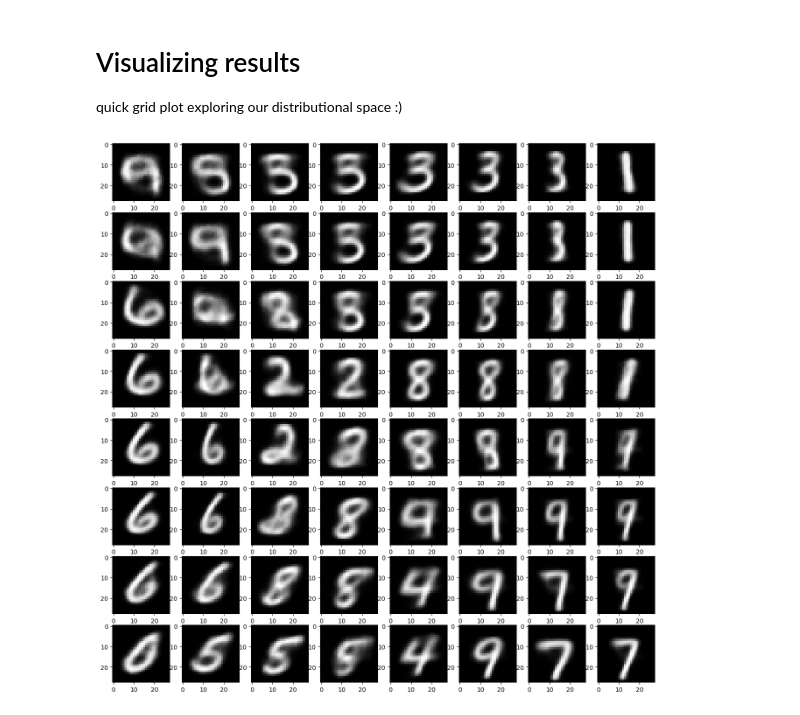
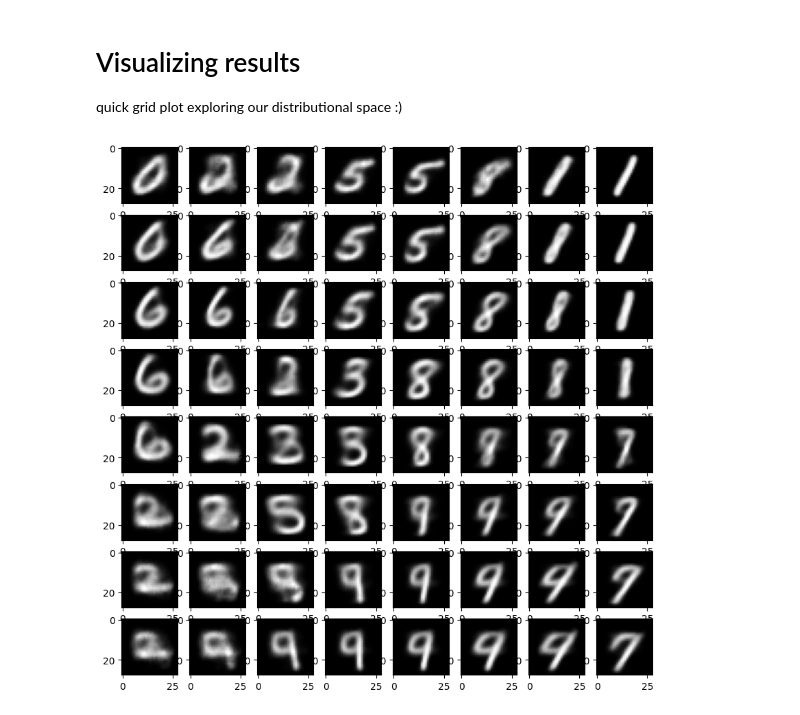
Before and after one commit to nnethercott/proteovae, a Jupyter notebook: examples/notebooks/mnist_proteovae.ipynb, the cells around one changed output. Drawn from its saved outputs; the diff is of its cells as text; code cells hidden in the pictures.

```diff
--- a/examples/notebooks/mnist_proteovae.ipynb
+++ b/examples/notebooks/mnist_proteovae.ipynb
@@ -47,7 +47,8 @@ torch.Size([64, 784])
 config = BaseConfig(
     input_dim = 784,
     latent_dim= 2,
-    device = "cuda" if torch.cuda.is_available() else "cpu"
+    device = "cuda" if torch.cuda.is_available() else "cpu",
+    recon_loss = lambda x, y: nn.functional.binary_cross_entropy(y, x)*(28*28)
 )
 
 #models.base Encoder
@@ -116,20 +119,20 @@ quick grid plot exploring our distributional space :)
 # %%
 import matplotlib.pyplot as plt
 
 x_grid = torch.linspace(-1, 1, 8)
 y_grid = torch.linspace(-1, 1, 8)
 
-fig, axs = plt.subplots(8,8, figsize=(16,16))
+fig, axs = plt.subplots(8,8, figsize=(10,10))
 
 model.eval()
 
 with torch.no_grad():
     for i, x in enumerate(x_grid):
         for j, y in enumerate(y_grid):
             z = torch.tensor([x,y], device = config.device).unsqueeze(0)
 
             img = model.decoder(z).view(28,28)
 
             axs[i,j].imshow(img.cpu().squeeze().numpy(), cmap="gray")
 # %% [output]
-[figure, old version]
+[figure, new version]
```
Also changed, not shown: parts of 1 cell of this notebook, 4 other files.
